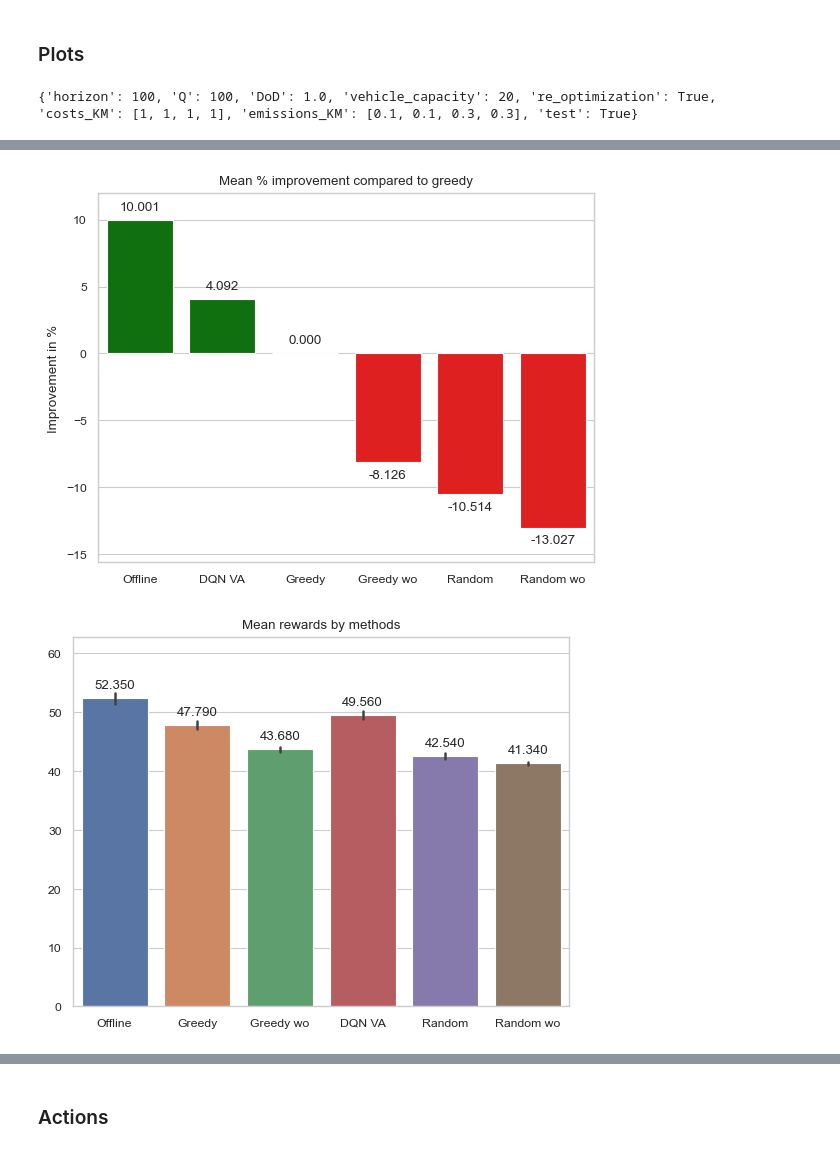
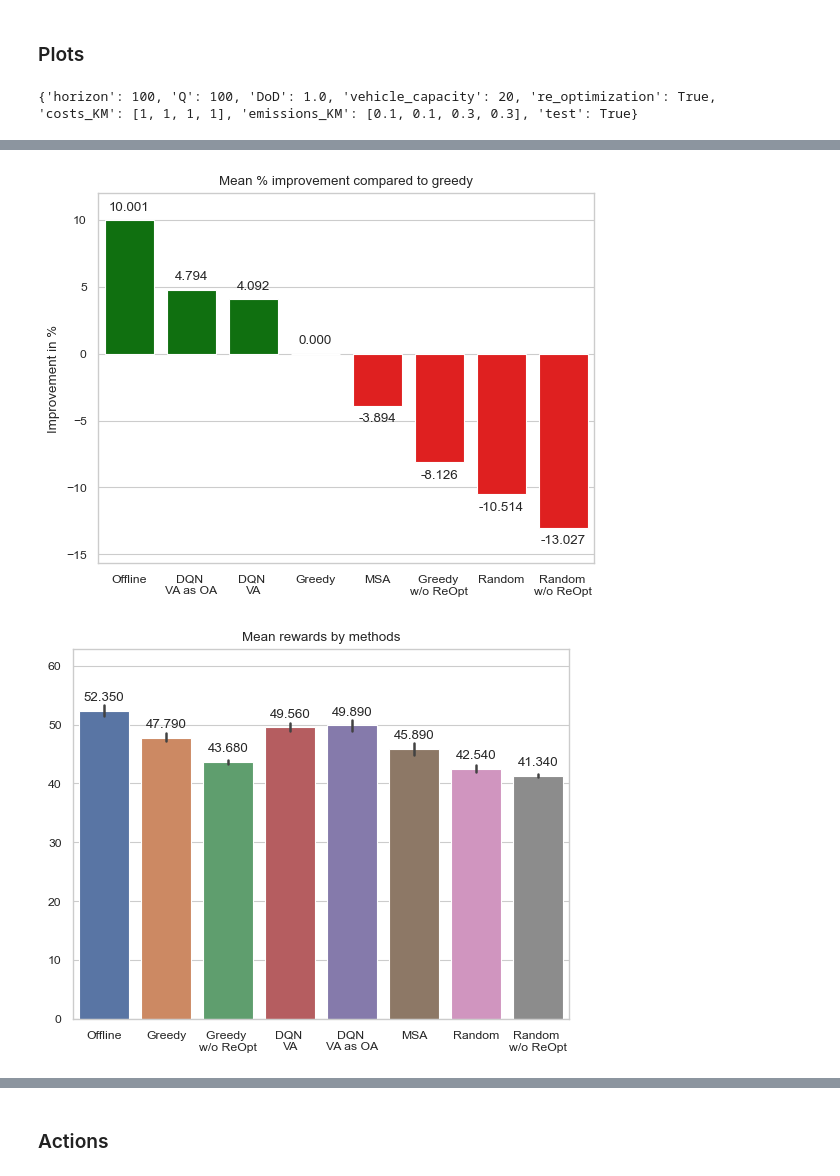
Before and after one commit to Farid-Najar/DynamicQVRP, a Jupyter notebook: results.ipynb, the cells around one changed output, grey strips where cells are left out. Cells and saved outputs as stored; diff of their text form; code cells hidden in the pictures.

```diff
--- a/results.ipynb
+++ b/results.ipynb
@@ -476,8 +476,8 @@ with open(f'results/{file}/res_offline.pkl', "rb") as f:
 
 # with open(f'results/{file}/{w}/res_RL_DQN_OA_uni.pkl', "rb") as f:
 #     res_RL_uni = pickle.load(f)
-# with open(f'results/{file}/{w}/res_MSA.pkl', "rb") as f:
-#     res_MSA = pickle.load(f)
+with open(f'results/{file}/{w}/res_MSA.pkl', "rb") as f:
+    res_MSA = pickle.load(f)
 
 with open(f'results/{file}/{w}/res_greedy.pkl', "rb") as f:
     res_greedy = pickle.load(f)
@@ -495,6 +495,9 @@ with open(f'results/{file}/{wo}/res_greedy.pkl', "rb") as f:
 with open(f'results/{file}/{wo}/res_RL_DQN_VA.pkl', "rb") as f:
     res_RL_wo = pickle.load(f)
 
+with open(f'results/{file}/{w}/res_RL_DQN_VA_as_OA.pkl', "rb") as f:
+    res_RL_VAasOA = pickle.load(f)
+
 # with open(f'results/{file}/{wo}/res_RL_DQN_VA_uniforme.pkl', "rb") as f:
 #     res_RL_wo_uni = pickle.load(f)
 
@@ -510,23 +513,24 @@ with open(f'results/{file}/{wo}/res_random.pkl', "rb") as f:
 data = {
     "Offline" : res_offline['rs'],
     "Greedy" : res_greedy['rs'],
-    "Greedy wo" : res_greedy_wo['rs'],
+    "Greedy \nw/o ReOpt" : res_greedy_wo['rs'],
     # "SL" : res_SL['rs'],
-    "DQN VA" : res_RL_wo['rs'],
+    "DQN \nVA" : res_RL_wo['rs'],
+    "DQN \nVA as OA" : res_RL_VAasOA['rs'],
     # "DQN VA uni" : res_RL_wo_uni['rs'],
     # "DQN VA uni2" : res_RL_wo_uniuni['rs'],
     # "DQN OA" : res_RL['rs'],
     # "DQN OA uni" : res_RL_uni['rs'],
     # "MSA" : res_MSA['rs'],
-    # "MSA" : res_MSA['rs'],
+    "MSA" : res_MSA['rs'],
     # "MSA wo" : res_MSA_wo['rs'], # w/o ReOpt
     # "DQN u" : res_RL_equiProb['rs'],
     # "RL (PPO)" : res_RL_PPO['rs'],
     "Random" : res_random['rs'],
-    "Random wo" : res_random_wo['rs'],
+    "Random \nw/o ReOpt" : res_random_wo['rs'],
 }
 
 sns.color_palette("deep")
-plot(data)
+plot(data, total_cap=env_configs["vehicle_capacity"]*4)
 # %% [output]
 {'horizon': 100, 'Q': 100, 'DoD': 1.0, 'vehicle_capacity': 20, 're_optimization': True, 'costs_KM': [1, 1, 1, 1], 'emissions_KM': [0.1, 0.1, 0.3, 0.3], 'test': True}
@@ -534,2 +538,2 @@ plot(data)
-[figure, old version]
+[figure, new version]
-[figure, old version]
+[figure, new version]
```
Also changed, not shown: parts of 5 cells of this notebook, 6 other files.
